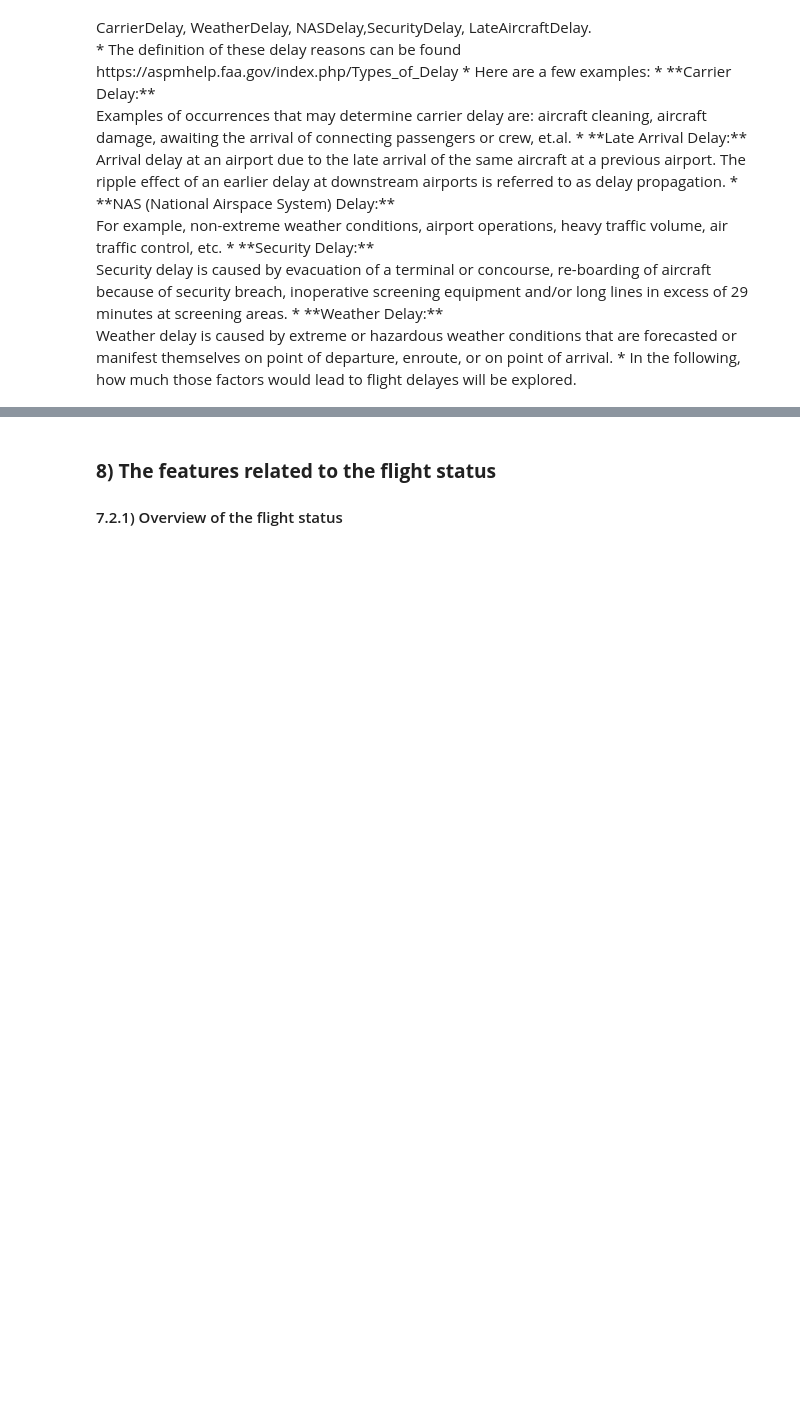
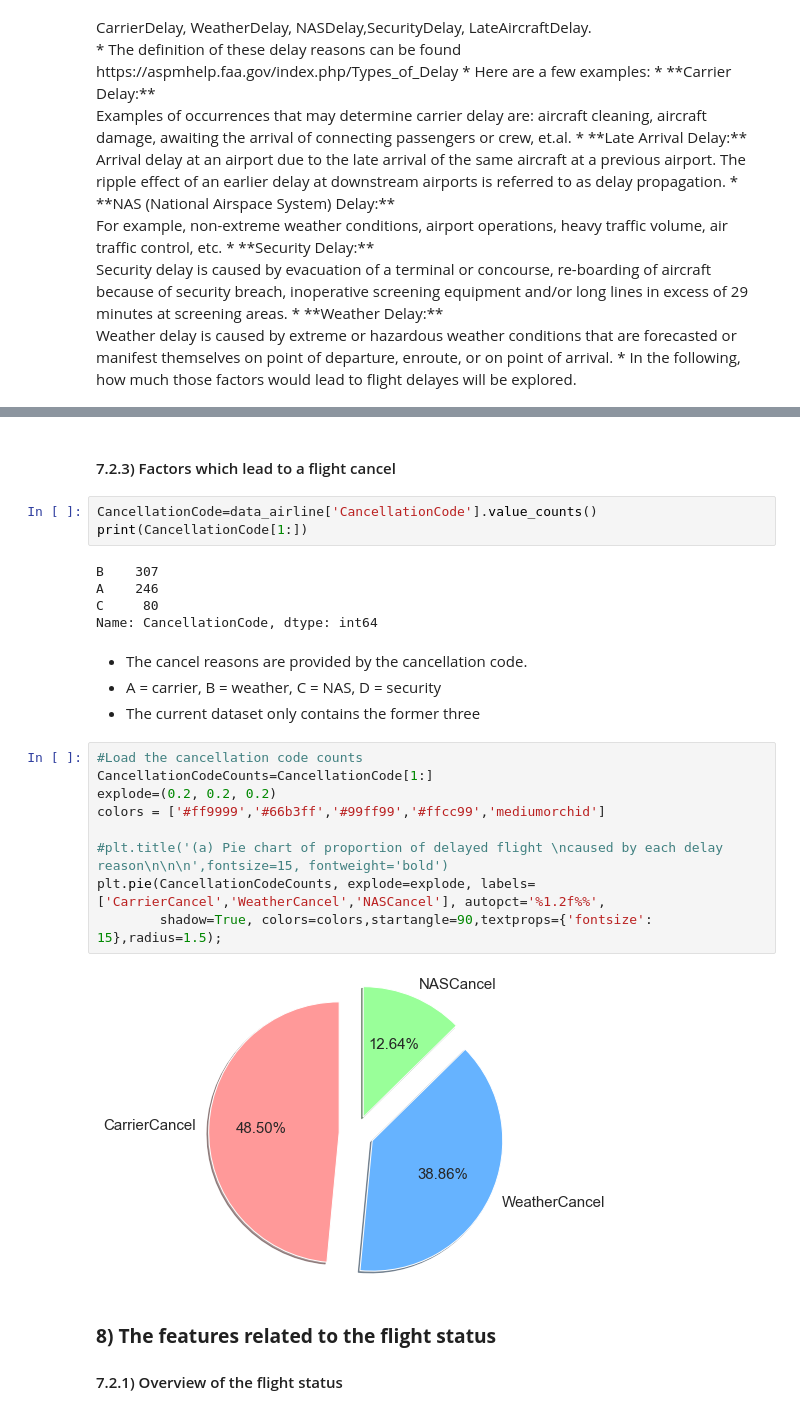
Before and after one commit to Wolfking2015/Final-Project-For-AML, a Jupyter notebook: final-project.ipynb, the cells around one changed output, grey strips where cells are left out. Cells and saved outputs as stored; diff of their text form; blank space fills up the shorter version.

```diff
--- a/final-project.ipynb
+++ b/final-project.ipynb
@@ -518,3 +521,28 @@ plt.subplots_adjust(left=-1.5) # make room for yticks
+# %% [markdown]
+#### 7.2.3) Factors which lead to a flight cancel
+# %%
+CancellationCode=data_airline['CancellationCode'].value_counts()
+print(CancellationCode[1:])
+# %% [output]
+B    307
+A    246
+C     80
+Name: CancellationCode, dtype: int64
+# %% [markdown]
+* The cancel reasons are provided by the cancellation code.
+* A = carrier, B = weather, C = NAS, D = security
+* The current dataset only contains the former three
+# %%
+#Load the cancellation code counts
+CancellationCodeCounts=CancellationCode[1:]
+explode=(0.2, 0.2, 0.2)
+colors = ['#ff9999','#66b3ff','#99ff99','#ffcc99','mediumorchid']
+
+#plt.title('(a) Pie chart of proportion of delayed flight \ncaused by each delay reason\n\n\n',fontsize=15, fontweight='bold')
+plt.pie(CancellationCodeCounts, explode=explode, labels=['CarrierCancel','WeatherCancel','NASCancel'], autopct='%1.2f%%',
+        shadow=True, colors=colors,startangle=90,textprops={'fontsize': 15},radius=1.5);
+# %% [output]
+[figure, added]
 # %% [markdown]
 ### **8) The features related to the flight status**
 #### 7.2.1) Overview of the flight status
```
Also changed, not shown: parts of 1 cell of this notebook.
